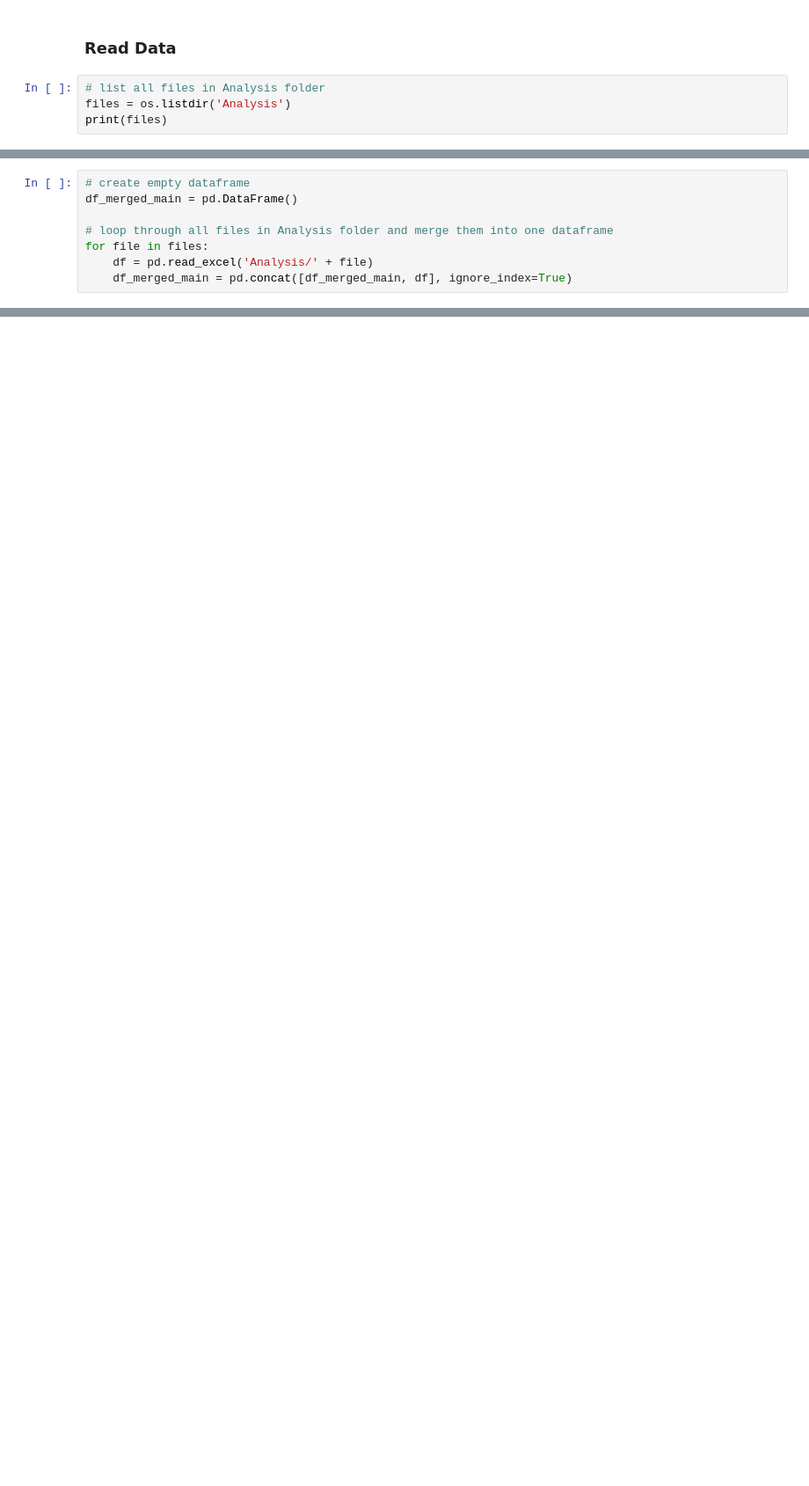
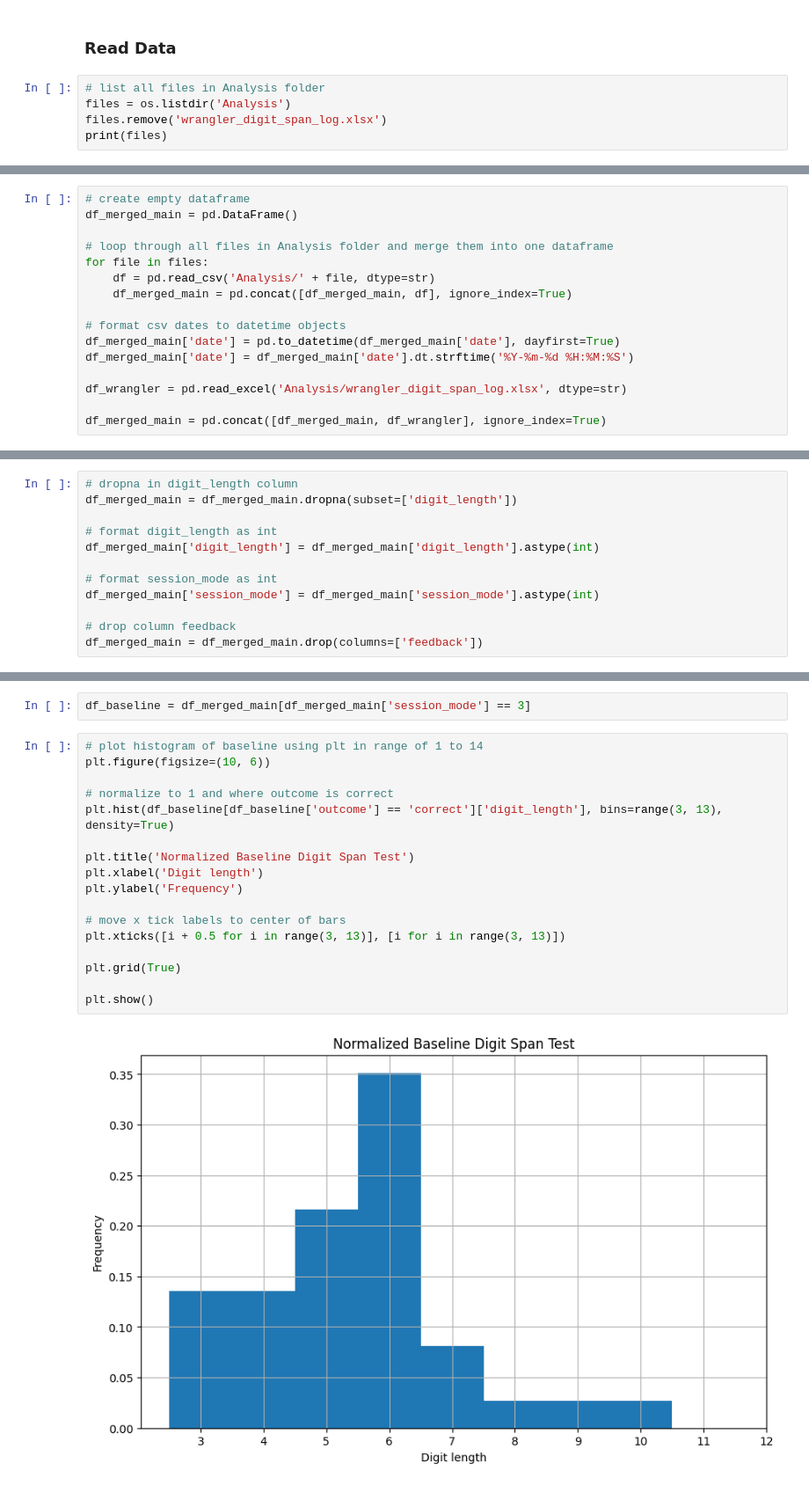
Before and after one commit to Faufreluche/Digit_Span_Trainer, a Jupyter notebook: results_analysis.ipynb, the cells around one changed output, grey strips where cells are left out. Shown: that part at 88% size. Cells and saved outputs as stored; diff of their text form; blank space fills up the shorter version.

```diff
--- a/results_analysis.ipynb
+++ b/results_analysis.ipynb
@@ -8,5 +14,6 @@ import pandas as pd
 # %%
 # list all files in Analysis folder
 files = os.listdir('Analysis')
+files.remove('wrangler_digit_span_log.xlsx')
 print(files)
 # %% [output]
@@ -17,5 +24,13 @@ df_merged_main = pd.DataFrame()
 
 # loop through all files in Analysis folder and merge them into one dataframe
 for file in files:
-    df = pd.read_excel('Analysis/' + file)
+    df = pd.read_csv('Analysis/' + file, dtype=str)
     df_merged_main = pd.concat([df_merged_main, df], ignore_index=True)
+
+# format csv dates to datetime objects
+df_merged_main['date'] = pd.to_datetime(df_merged_main['date'], dayfirst=True)
+df_merged_main['date'] = df_merged_main['date'].dt.strftime('%Y-%m-%d %H:%M:%S')
+
+df_wrangler = pd.read_excel('Analysis/wrangler_digit_span_log.xlsx', dtype=str)
+
+df_merged_main = pd.concat([df_merged_main, df_wrangler], ignore_index=True)
@@ -48,0 +80,12 @@ df_merged_main.to_excel('Analysis/merged_main.xlsx', index=False)
+# %%
+# dropna in digit_length column
+df_merged_main = df_merged_main.dropna(subset=['digit_length'])
+
+# format digit_length as int
+df_merged_main['digit_length'] = df_merged_main['digit_length'].astype(int)
+
+# format session_mode as int
+df_merged_main['session_mode'] = df_merged_main['session_mode'].astype(int)
+
+# drop column feedback
+df_merged_main = df_merged_main.drop(columns=['feedback'])
@@ -48,0 +118,21 @@ df_merged_main.to_excel('Analysis/merged_main.xlsx', index=False)
+# %%
+df_baseline = df_merged_main[df_merged_main['session_mode'] == 3]
+# %%
+# plot histogram of baseline using plt in range of 1 to 14
+plt.figure(figsize=(10, 6))
+
+# normalize to 1 and where outcome is correct
+plt.hist(df_baseline[df_baseline['outcome'] == 'correct']['digit_length'], bins=range(3, 13), density=True)
+
+plt.title('Normalized Baseline Digit Span Test')
+plt.xlabel('Digit length')
+plt.ylabel('Frequency')
+
+# move x tick labels to center of bars
+plt.xticks([i + 0.5 for i in range(3, 13)], [i for i in range(3, 13)])
+
+plt.grid(True)
+
+plt.show()
+# %% [output]
+[figure, added]
```
Also changed, not shown: parts of 14 cells of this notebook.
